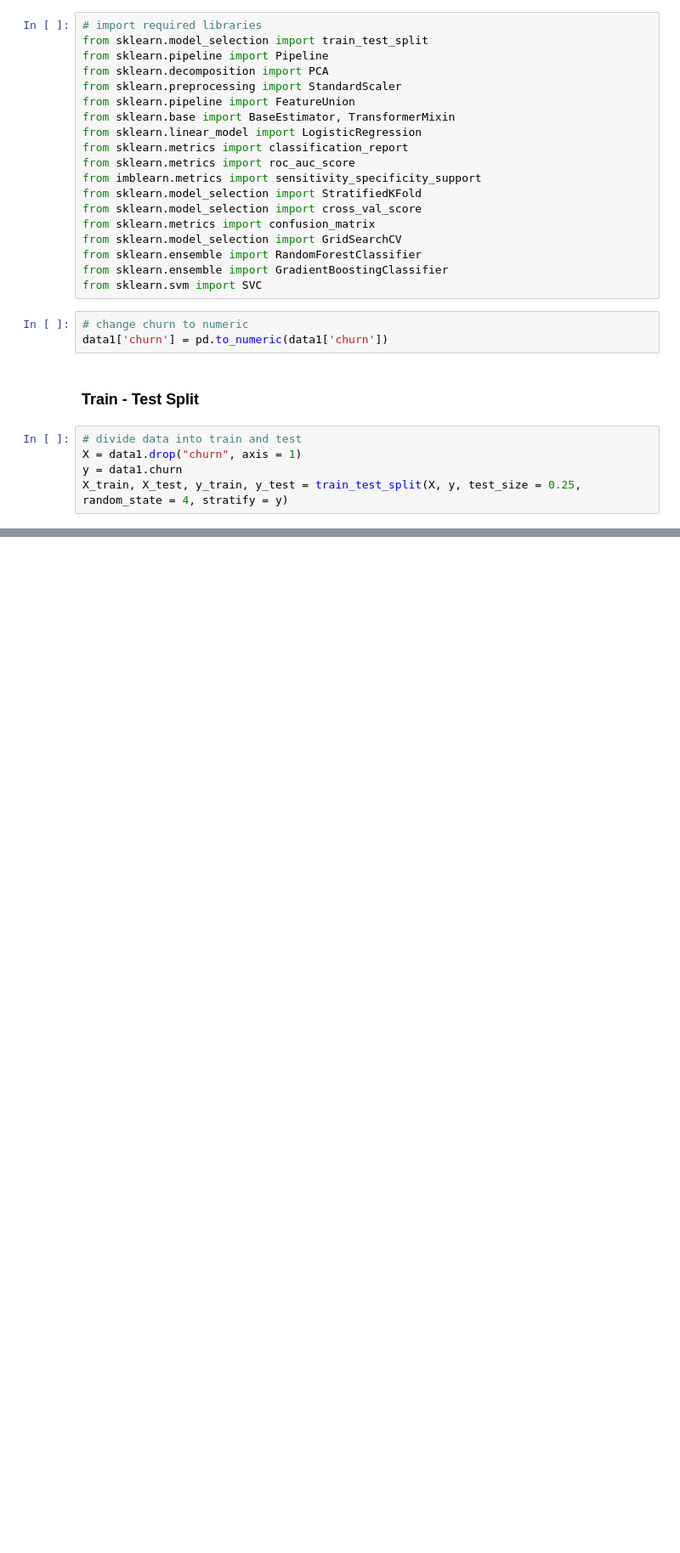
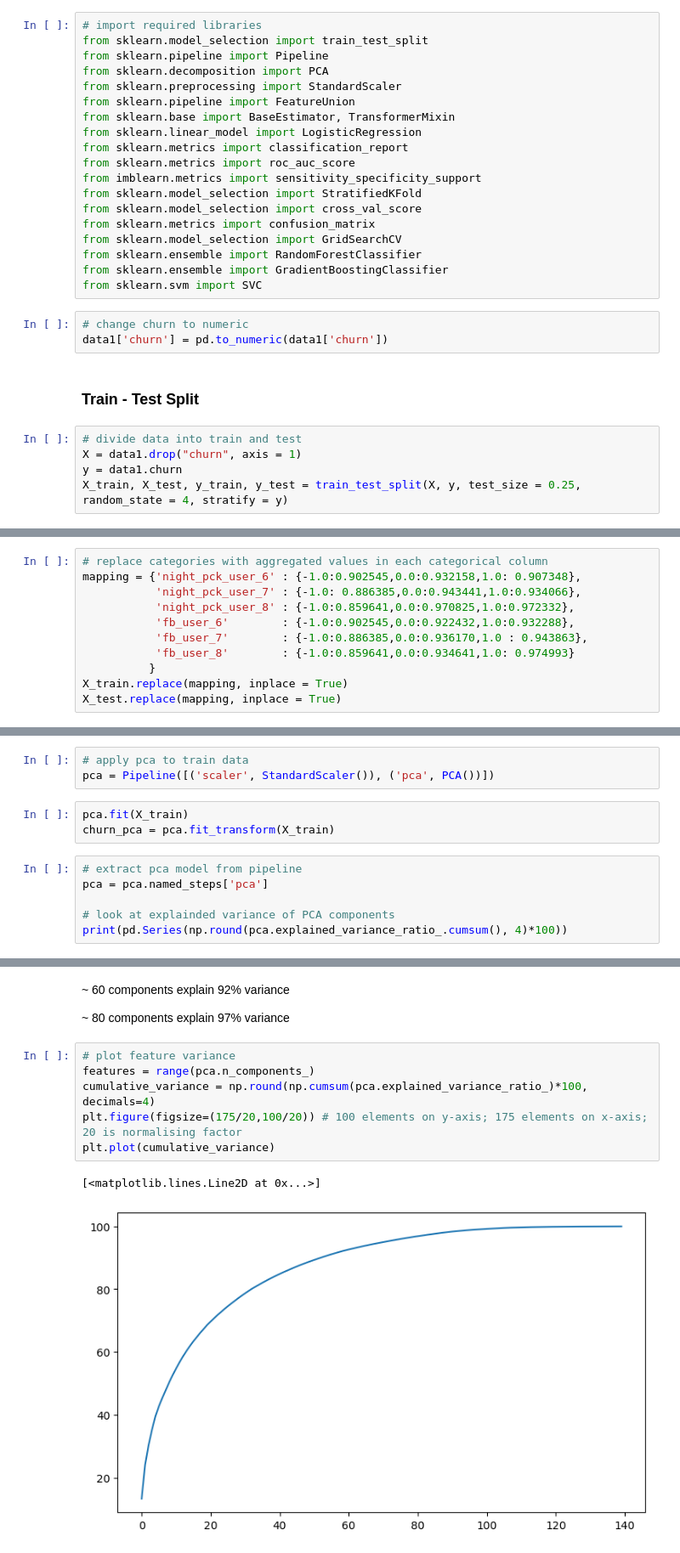
Before and after one commit to sanjanabansal1994/Telecom-Churn-Project, a Jupyter notebook: Telecom_Case_study.ipynb, the cells around one changed output, grey strips where cells are left out. Shown: that part at 85% size. Drawn from its saved outputs; the diff is of its cells as text; blank space fills up the shorter version.

```diff
--- a/Telecom_Case_study.ipynb
+++ b/Telecom_Case_study.ipynb
@@ -321,0 +363,11 @@ X_train, X_test, y_train, y_test = train_test_split(X, y, test_size = 0.25, rand
+# %%
+# replace categories with aggregated values in each categorical column
+mapping = {'night_pck_user_6' : {-1.0:0.902545,0.0:0.932158,1.0: 0.907348},
+           'night_pck_user_7' : {-1.0: 0.886385,0.0:0.943441,1.0:0.934066},
+           'night_pck_user_8' : {-1.0:0.859641,0.0:0.970825,1.0:0.972332},
+           'fb_user_6'        : {-1.0:0.902545,0.0:0.922432,1.0:0.932288},
+           'fb_user_7'        : {-1.0:0.886385,0.0:0.936170,1.0 : 0.943863},
+           'fb_user_8'        : {-1.0:0.859641,0.0:0.934641,1.0: 0.974993}
+          }
+X_train.replace(mapping, inplace = True)
+X_test.replace(mapping, inplace = True)
@@ -321,0 +393,12 @@ X_train, X_test, y_train, y_test = train_test_split(X, y, test_size = 0.25, rand
+# %%
+# apply pca to train data
+pca = Pipeline([('scaler', StandardScaler()), ('pca', PCA())])
+# %%
+pca.fit(X_train)
+churn_pca = pca.fit_transform(X_train)
+# %%
+# extract pca model from pipeline
+pca = pca.named_steps['pca']
+
+# look at explainded variance of PCA components
+print(pd.Series(np.round(pca.explained_variance_ratio_.cumsum(), 4)*100))
@@ -321,0 +423,13 @@ X_train, X_test, y_train, y_test = train_test_split(X, y, test_size = 0.25, rand
+# %% [markdown]
+~ 60 components explain 92% variance
+
+~ 80 components explain 97% variance
+# %%
+# plot feature variance
+features = range(pca.n_components_)
+cumulative_variance = np.round(np.cumsum(pca.explained_variance_ratio_)*100, decimals=4)
+plt.figure(figsize=(175/20,100/20)) # 100 elements on y-axis; 175 elements on x-axis; 20 is normalising factor
+plt.plot(cumulative_variance)
+# %% [output]
+[<matplotlib.lines.Line2D at 0x...>]
+[figure, added]
```
Also changed, not shown: parts of 34 cells of this notebook.
